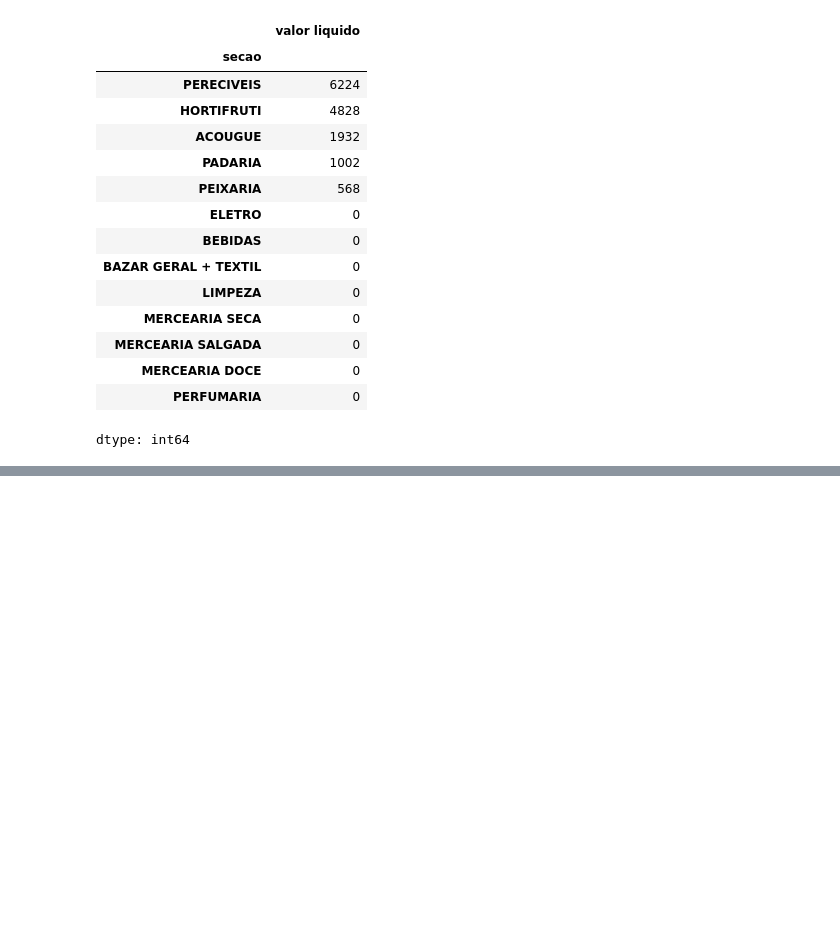
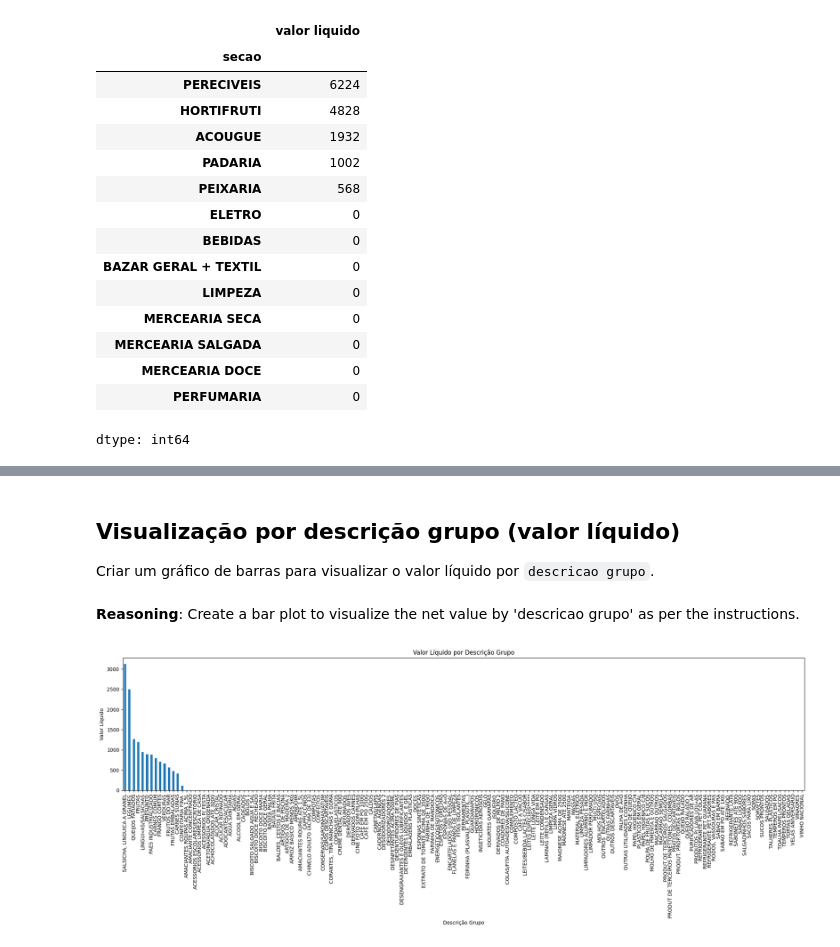
Before and after one commit to rodrigosouza07/Dashboards, a Jupyter notebook: Ljtaruma.ipynb, the cells around one changed output, grey strips where cells are left out. Saved outputs shown, nothing was run; the diff lists cells and outputs as text; code cells hidden in the pictures; blank space fills up the shorter version.

```diff
--- a/Ljtaruma.ipynb
+++ b/Ljtaruma.ipynb
@@ -130,0 +260,3 @@ plt.show()
+# %%
+descricao_grupo_valor_liquido = taruma.groupby('descricao grupo')['valor liquido'].sum().sort_values(ascending=False)
+print(descricao_grupo_valor_liquido)
@@ -130,0 +277,18 @@ plt.show()
+# %% [markdown]
+## Visualização por descrição grupo (valor líquido)
+
+Criar um gráfico de barras para visualizar o valor líquido por `descricao grupo`.
+# %% [markdown]
+**Reasoning**:
+Create a bar plot to visualize the net value by 'descricao grupo' as per the instructions.
+# %%
+plt.figure(figsize=(20, 8))
+ax = descricao_grupo_valor_liquido.plot(kind='bar')
+plt.ylabel('Valor Líquido')
+plt.xlabel('Descrição Grupo')
+plt.title('Valor Líquido por Descrição Grupo')
+plt.xticks(rotation=90)
+plt.tight_layout()
+plt.show()
+# %% [output]
+[figure, added]
```
Also changed, not shown: parts of 19 cells of this notebook.
